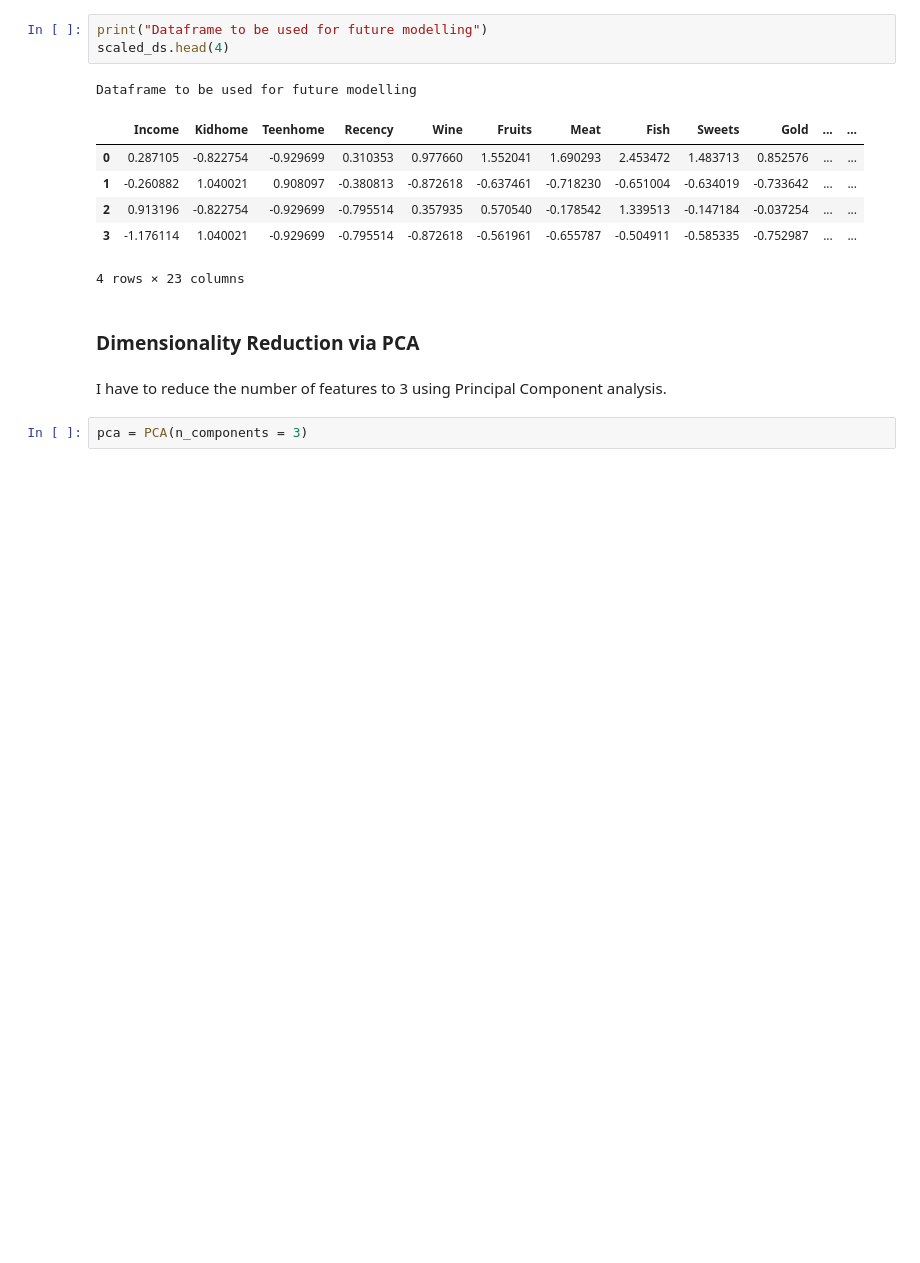
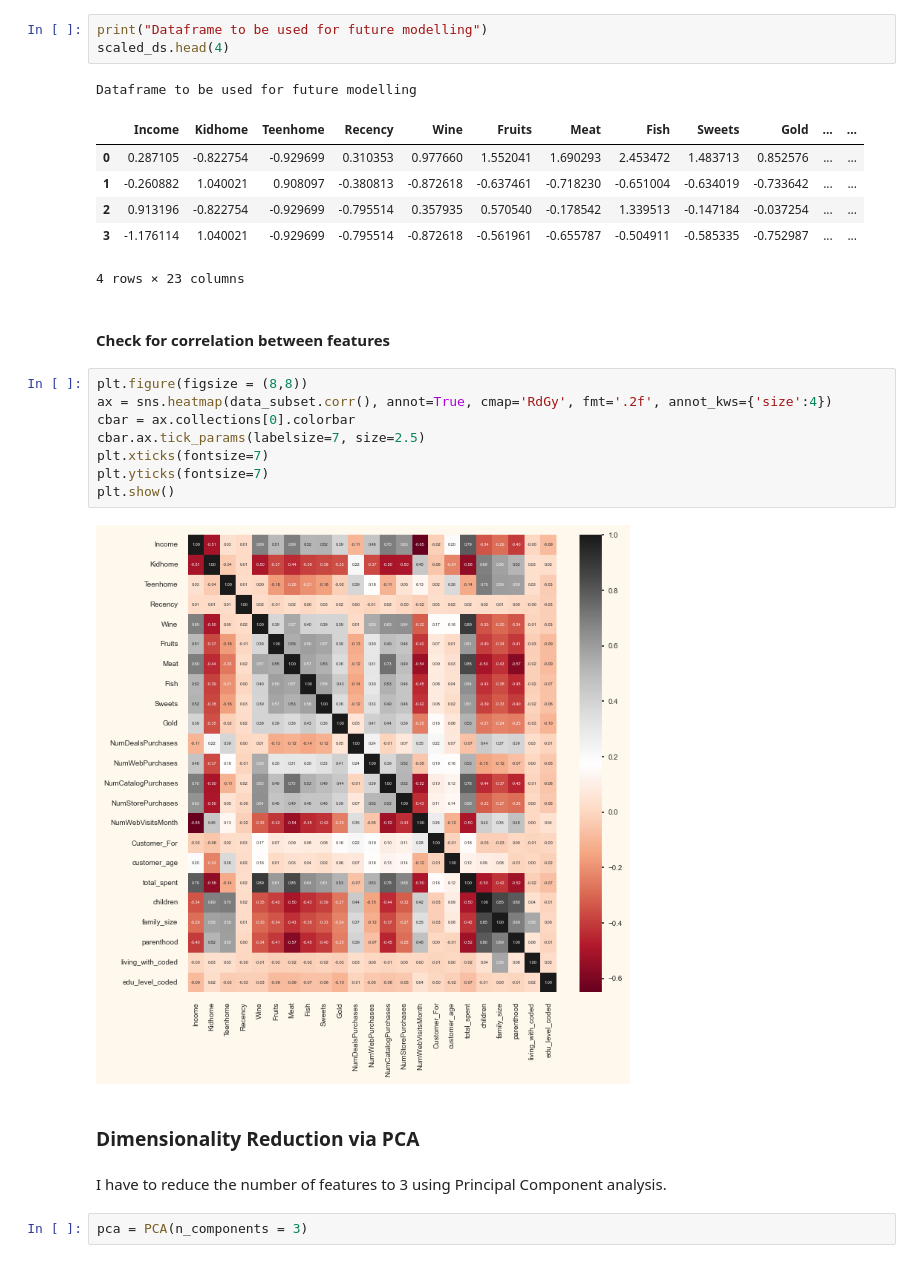
Before and after one commit to Cshefali/Data-Analysis-And-Viz-Python, a Jupyter notebook: customer_segmentation_project1/p1_customer_segmentation.ipynb, the cells around one changed output. Drawn from its saved outputs; the diff is of its cells as text; blank space fills up the shorter version.

```diff
--- a/customer_segmentation_project1/p1_customer_segmentation.ipynb
+++ b/customer_segmentation_project1/p1_customer_segmentation.ipynb
@@ -523,6 +521,18 @@ Dataframe to be used for future modelling
 | 2 | 0.913196 | -0.822754 | -0.929699 | -0.795514 | 0.357935 | 0.570540 | -0.178542 | 1.339513 | -0.147184 | -0.037254 | ... | ... |
 | 3 | -1.176114 | 1.040021 | -0.929699 | -0.795514 | -0.872618 | -0.561961 | -0.655787 | -0.504911 | -0.585335 | -0.752987 | ... | ... |
 4 rows × 23 columns
+# %% [markdown]
+<h4>Check for correlation between features</h4>
+# %%
+plt.figure(figsize = (8,8))
+ax = sns.heatmap(data_subset.corr(), annot=True, cmap='RdGy', fmt='.2f', annot_kws={'size':4})
+cbar = ax.collections[0].colorbar
+cbar.ax.tick_params(labelsize=7, size=2.5)
+plt.xticks(fontsize=7)
+plt.yticks(fontsize=7)
+plt.show()
+# %% [output]
+[figure, added]
 # %% [markdown]
 <h3>Dimensionality Reduction via PCA</h3>
 # %% [markdown]
```
Also changed, not shown: parts of 2 cells of this notebook.
